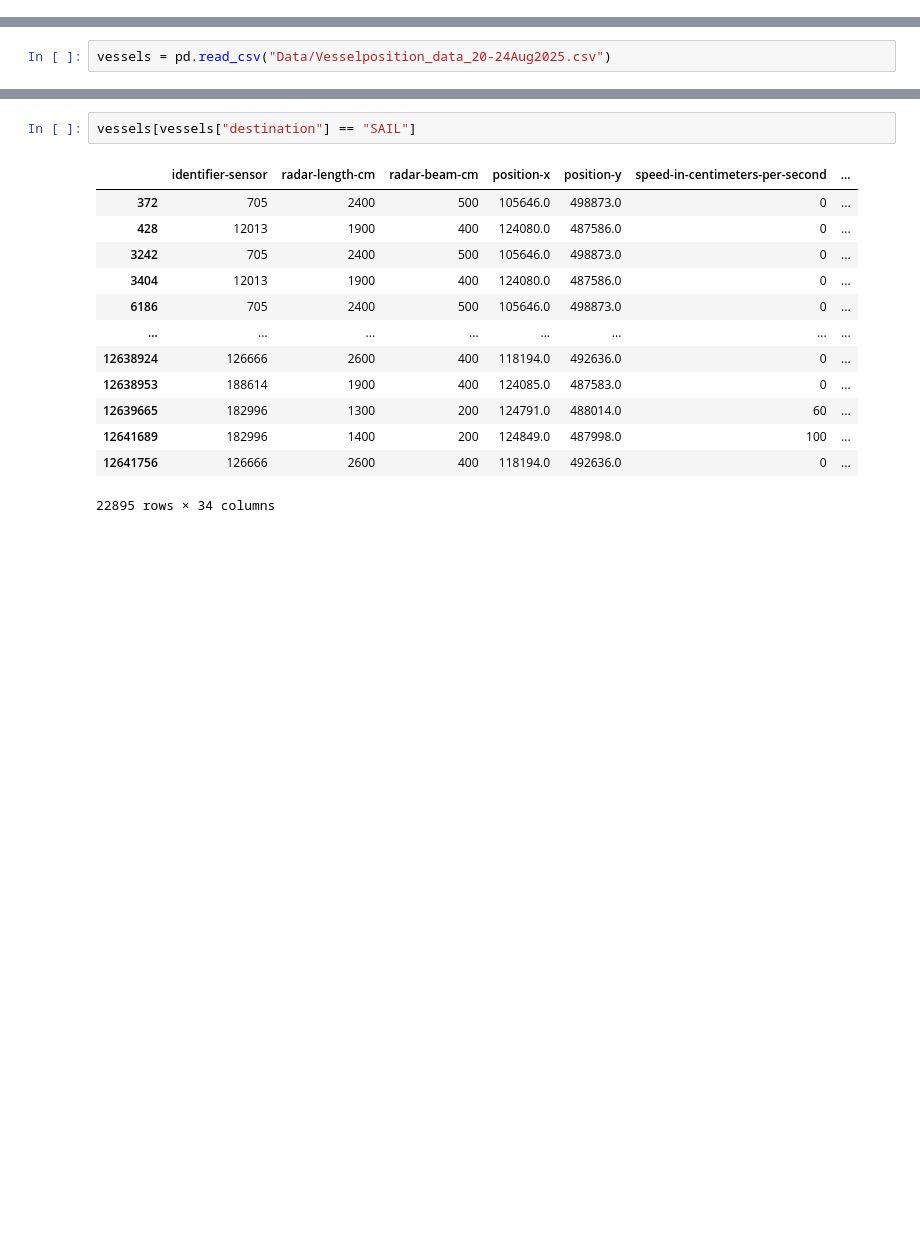
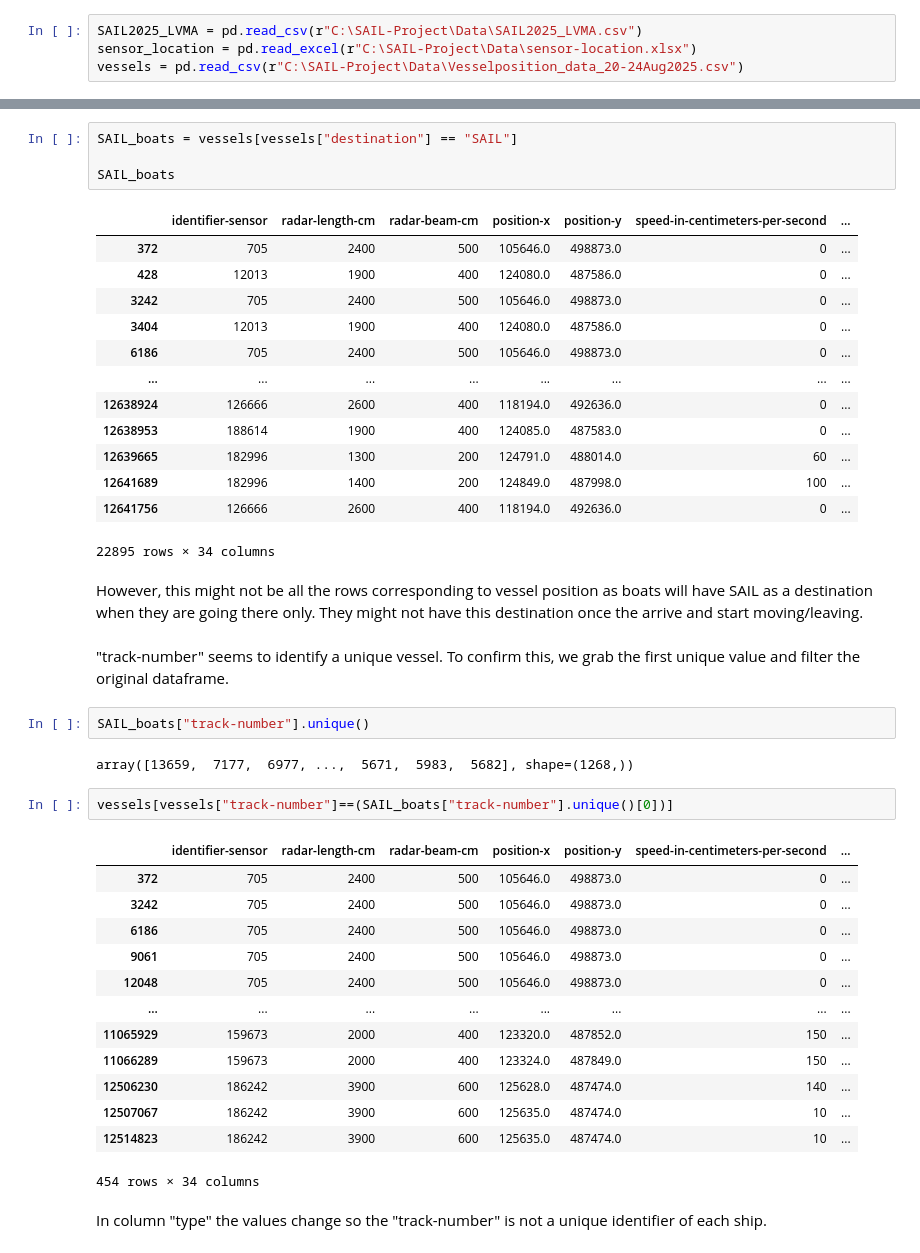
Before and after one commit to andreadellacorte3/SAIL2025_crowd_monitoring_Group5, a Jupyter notebook: Data_Transformation.ipynb, the cells around one changed output, grey strips where cells are left out. Cells and saved outputs as stored; diff of their text form; blank space fills up the shorter version.

Commit message:
Trying to filter ships from SAIL only

```diff
--- a/Data_Transformation.ipynb
+++ b/Data_Transformation.ipynb
@@ -3,3 +7,7 @@ import pandas as pd
+# %%
+SAIL2025_LVMA = pd.read_csv(r"C:\SAIL-Project\Data\SAIL2025_LVMA.csv")
+sensor_location = pd.read_excel(r"C:\SAIL-Project\Data\sensor-location.xlsx")
+vessels = pd.read_csv(r"C:\SAIL-Project\Data\Vesselposition_data_20-24Aug2025.csv")
 # %% [markdown]
 # SAIL2025_LVMA
 # %%
@@ -144,8 +148,6 @@ sensor_location.head(5)
 | 4 | CMSA-GAWW-14 | 52.373538 | 4.898166 |
 # %% [markdown]
 # Vesselposition
-# %%
-vessels = pd.read_csv("Data/Vesselposition_data_20-24Aug2025.csv")
 # %%
 len(vessels.columns)
 # %% [output]
@@ -199,5 +205,7 @@ vessels["hourminute"] = (
 # %%
-vessels[vessels["destination"] == "SAIL"]
+SAIL_boats = vessels[vessels["destination"] == "SAIL"]
+
+SAIL_boats
 # %% [output]
 |  | identifier-sensor | radar-length-cm | radar-beam-cm | position-x | position-y | speed-in-centimeters-per-second | ... |
 | 372 | 705 | 2400 | 500 | 105646.0 | 498873.0 | 0 | ... |
@@ -212,3 +220,29 @@ vessels[vessels["destination"] == "SAIL"]
 | 12641689 | 182996 | 1400 | 200 | 124849.0 | 487998.0 | 100 | ... |
 | 12641756 | 126666 | 2600 | 400 | 118194.0 | 492636.0 | 0 | ... |
 22895 rows × 34 columns
+# %% [markdown]
+However, this might not be all the rows corresponding to vessel position as boats will have SAIL as a destination when they are going there only. They might not have this destination once the arrive and start moving/leaving.
+# %% [markdown]
+"track-number" seems to identify a unique vessel. To confirm this, we grab the first unique value and filter the original dataframe.
+# %%
+SAIL_boats["track-number"].unique()
+# %% [output]
+array([13659,  7177,  6977, ...,  5671,  5983,  5682], shape=(1268,))
+# %%
+vessels[vessels["track-number"]==(SAIL_boats["track-number"].unique()[0])]
+# %% [output]
+|  | identifier-sensor | radar-length-cm | radar-beam-cm | position-x | position-y | speed-in-centimeters-per-second | ... |
+| 372 | 705 | 2400 | 500 | 105646.0 | 498873.0 | 0 | ... |
+| 3242 | 705 | 2400 | 500 | 105646.0 | 498873.0 | 0 | ... |
+| 6186 | 705 | 2400 | 500 | 105646.0 | 498873.0 | 0 | ... |
+| 9061 | 705 | 2400 | 500 | 105646.0 | 498873.0 | 0 | ... |
+| 12048 | 705 | 2400 | 500 | 105646.0 | 498873.0 | 0 | ... |
+| ... | ... | ... | ... | ... | ... | ... | ... |
+| 11065929 | 159673 | 2000 | 400 | 123320.0 | 487852.0 | 150 | ... |
+| 11066289 | 159673 | 2000 | 400 | 123324.0 | 487849.0 | 150 | ... |
+| 12506230 | 186242 | 3900 | 600 | 125628.0 | 487474.0 | 140 | ... |
+| 12507067 | 186242 | 3900 | 600 | 125635.0 | 487474.0 | 10 | ... |
+| 12514823 | 186242 | 3900 | 600 | 125635.0 | 487474.0 | 10 | ... |
+454 rows × 34 columns
+# %% [markdown]
+In column "type" the values change so the "track-number" is not a unique identifier of each ship.
```
Also changed, not shown: parts of 16 cells of this notebook.
